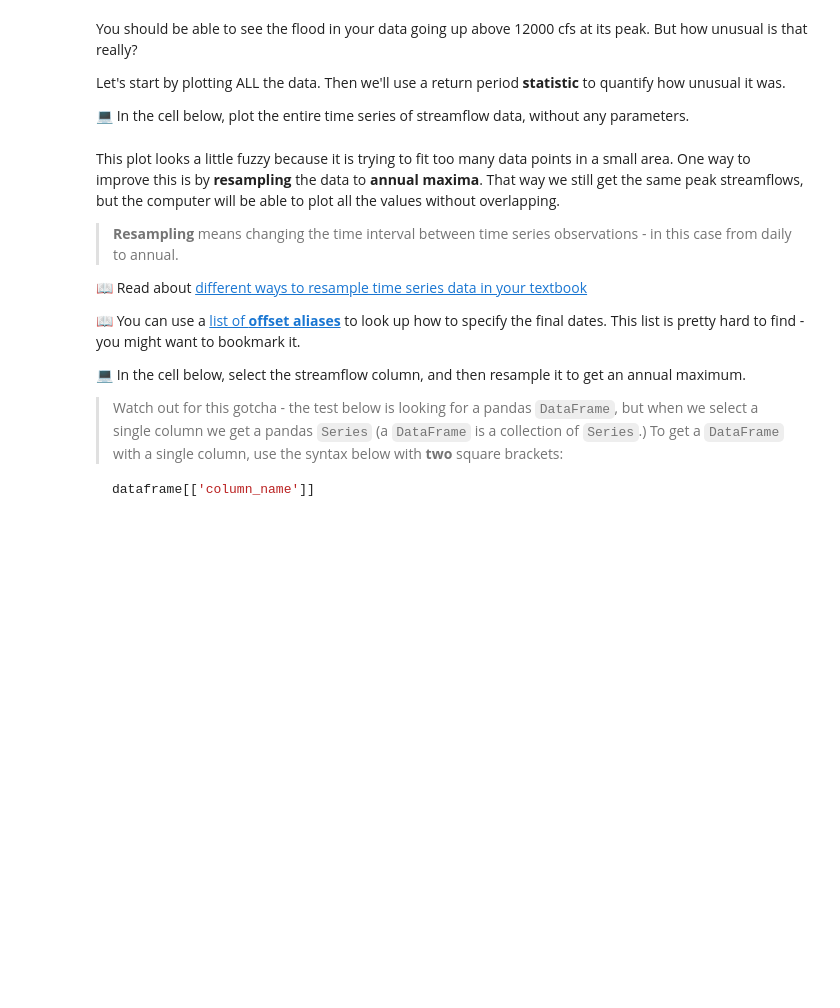
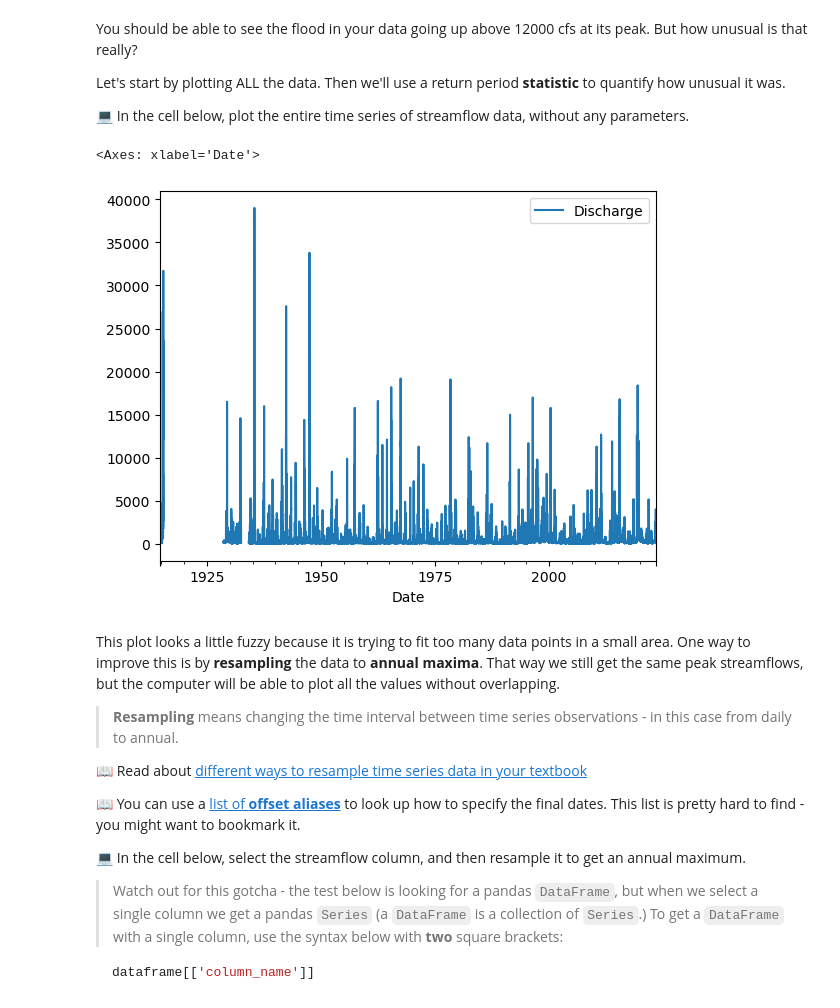
Before and after one commit to AmberLx17/time-series-data-AmberLx17, a Jupyter notebook: stars-02-time-series.ipynb, the cells around one changed output. Saved outputs shown, nothing was run; the diff lists cells and outputs as text; code cells hidden in the pictures; blank space fills up the shorter version.

```diff
--- a/stars-02-time-series.ipynb
+++ b/stars-02-time-series.ipynb
@@ -557,3 +553,9 @@ raise NotImplementedError()
+# %%
+# plotting all the data
+river_flow.plot(y='Discharge')
+# %% [output]
+<Axes: xlabel='Date'>
+[figure, added]
 # %% [markdown]
 This plot looks a little fuzzy because it is trying to fit too many data points in a small area. One way to improve this is by **resampling** the data to **annual maxima**. That way we still get the same peak streamflows, but the computer will be able to plot all the values without overlapping.
 
```
Also changed, not shown: parts of 12 cells of this notebook.
